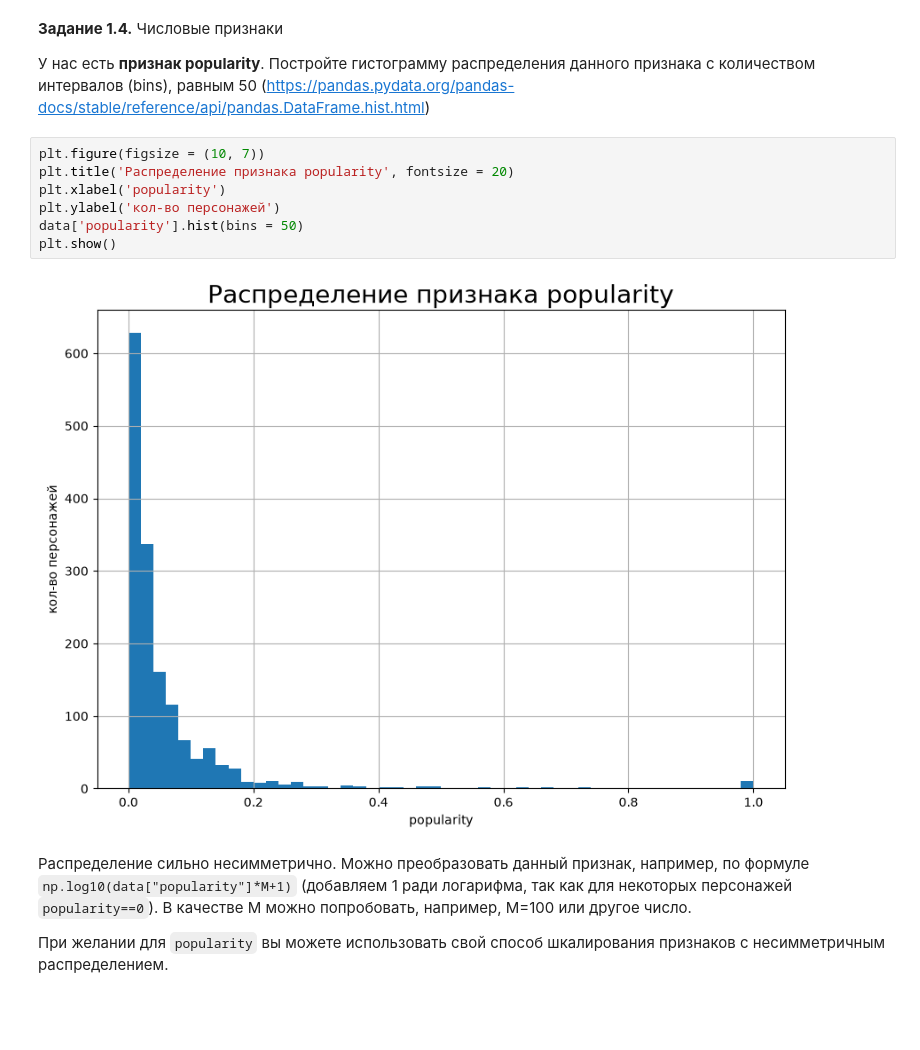
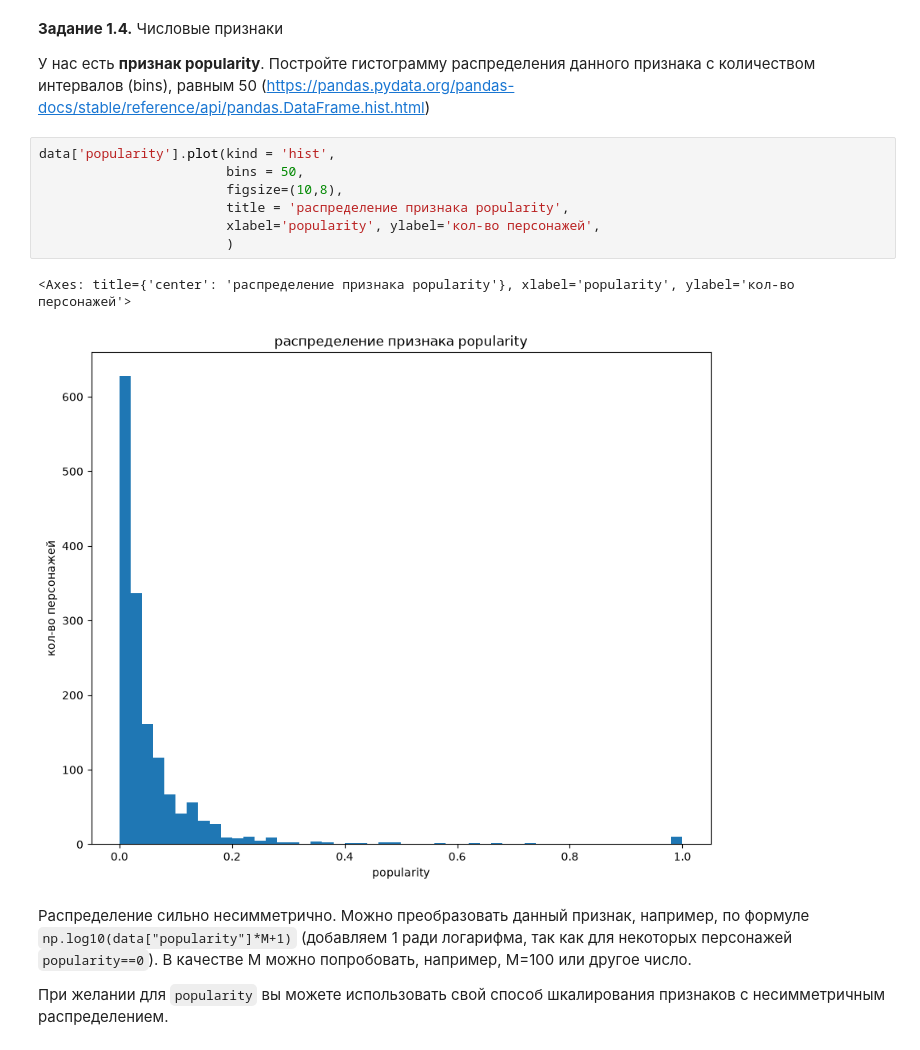
Before and after one commit to Artemidiy777/FPMI_ML, a Jupyter notebook: week_01_ml_intro/Homework/hw_1_game_of_thrones.ipynb, the cells around one changed output. Cells and saved outputs as stored; diff of their text form; blank space fills up the shorter version.

```diff
--- a/week_01_ml_intro/Homework/hw_1_game_of_thrones.ipynb
+++ b/week_01_ml_intro/Homework/hw_1_game_of_thrones.ipynb
@@ -238,14 +238,15 @@ isAlive            1557       1557          0      0.0
 
 У нас есть **признак popularity**. Постройте гистограмму распределения данного признака с количеством интервалов (bins), равным 50 (https://pandas.pydata.org/pandas-docs/stable/reference/api/pandas.DataFrame.hist.html)
 # %%
-plt.figure(figsize = (10, 7))
-plt.title('Распределение признака popularity', fontsize = 20)
-plt.xlabel('popularity')
-plt.ylabel('кол-во персонажей')
-data['popularity'].hist(bins = 50)
-plt.show()
+data['popularity'].plot(kind = 'hist',
+                        bins = 50,
+                        figsize=(10,8),
+                        title = 'распределение признака popularity',
+                        xlabel='popularity', ylabel='кол-во персонажей',
+                        )
 # %% [output]
+<Axes: title={'center': 'распределение признака popularity'}, xlabel='popularity', ylabel='кол-во персонажей'>
-[figure, old version]
+[figure, new version]
 # %% [markdown]
 Распределение сильно несимметрично. Можно преобразовать данный признак, например, по формуле `np.log10(data["popularity"]*M+1)` (добавляем 1 ради логарифма, так как для некоторых персонажей `popularity==0`). В качестве M можно попробовать, например, M=100 или другое число.
 
```
Also changed, not shown: parts of 34 cells of this notebook, 4 other files.
